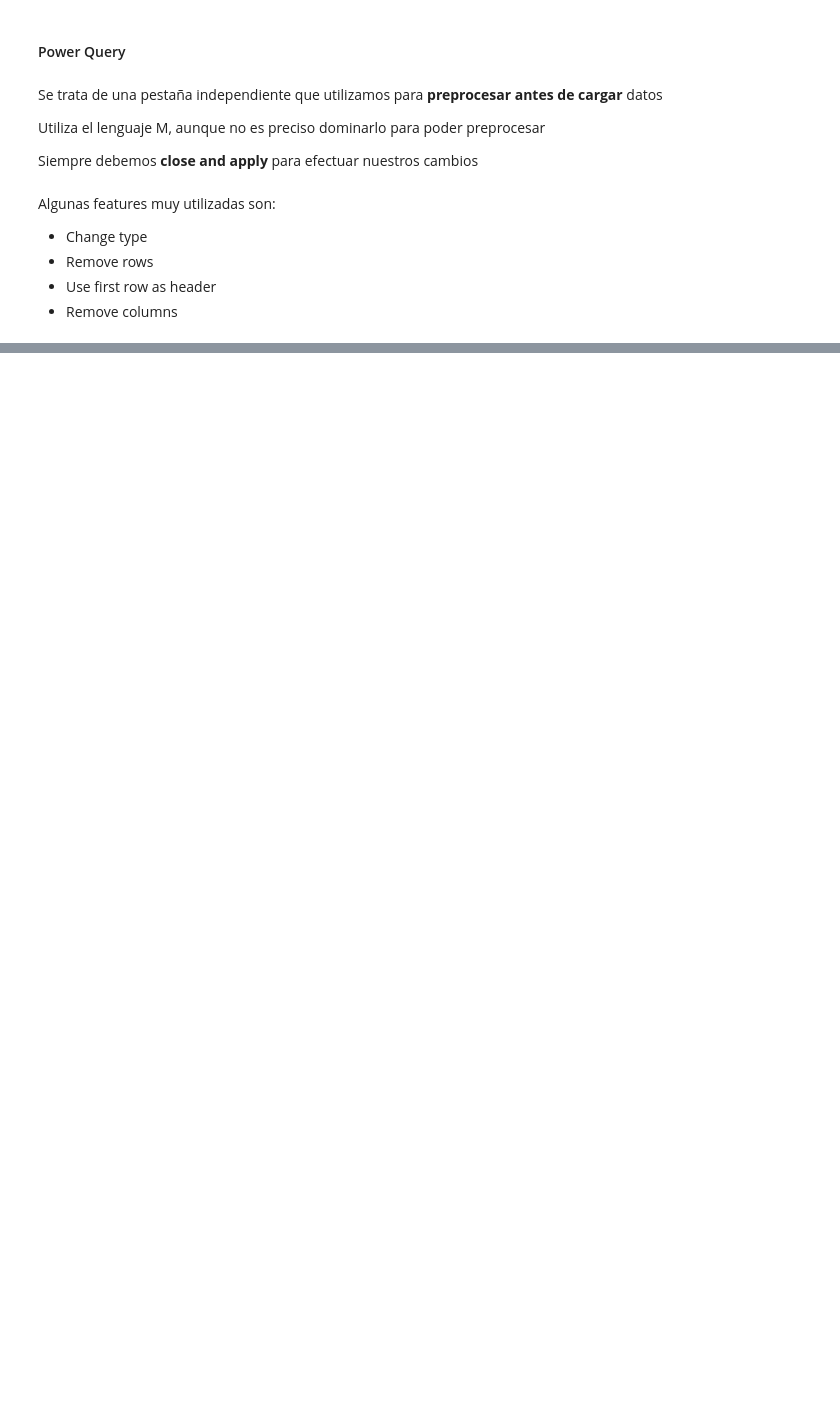
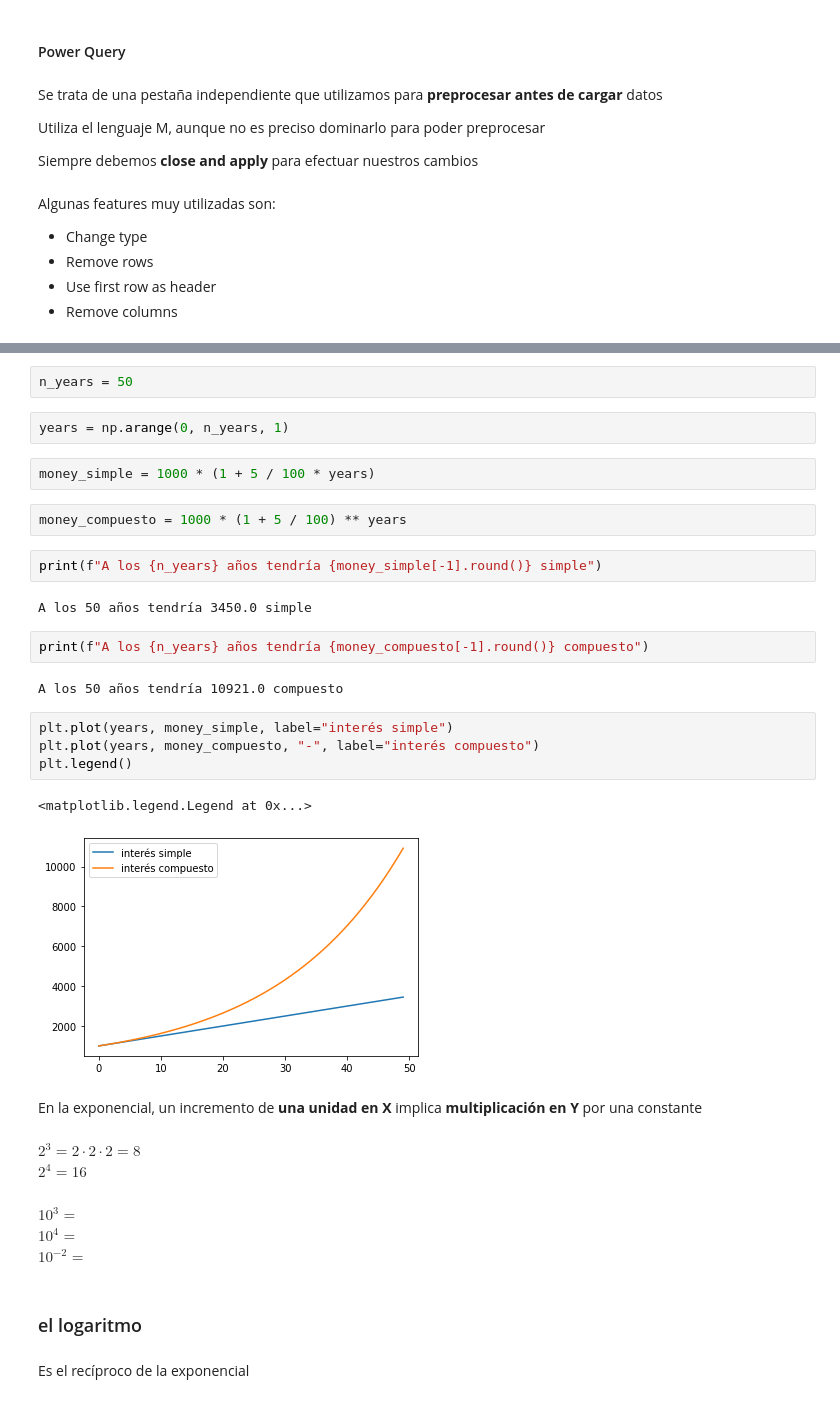
Before and after one commit to sheriffff/teaching_ibm_skillup_data_analytics2022, a Jupyter notebook: esp/03.power_bi.ipynb, the cells around one changed output, grey strips where cells are left out. Drawn from its saved outputs; the diff is of its cells as text; blank space fills up the shorter version.

```diff
--- a/esp/03.power_bi.ipynb
+++ b/esp/03.power_bi.ipynb
@@ -236,0 +306,36 @@ Algunas features muy utilizadas son:
+# %%
+n_years = 50
+# %%
+years = np.arange(0, n_years, 1)
+# %%
+money_simple = 1000 * (1 + 5 / 100 * years)
+# %%
+money_compuesto = 1000 * (1 + 5 / 100) ** years
+# %%
+print(f"A los {n_years} años tendría {money_simple[-1].round()} simple")
+# %% [output]
+A los 50 años tendría 3450.0 simple
+# %%
+print(f"A los {n_years} años tendría {money_compuesto[-1].round()} compuesto")
+# %% [output]
+A los 50 años tendría 10921.0 compuesto
+# %%
+plt.plot(years, money_simple, label="interés simple")
+plt.plot(years, money_compuesto, "-", label="interés compuesto")
+plt.legend()
+# %% [output]
+<matplotlib.legend.Legend at 0x...>
+[figure, added]
+# %% [markdown]
+En la exponencial, un incremento de **una unidad en X** implica **multiplicación en Y** por una constante
+# %% [markdown]
+$2^3=2 \cdot 2 \cdot 2 = 8$
+$2^4=16$
+# %% [markdown]
+$10^3= $
+$10^4= $
+$10^{-2}=$
+# %% [markdown]
+### el logaritmo
+# %% [markdown]
+Es el recíproco de la exponencial
```
Also changed, not shown: parts of 38 cells of this notebook, 3 other files.
